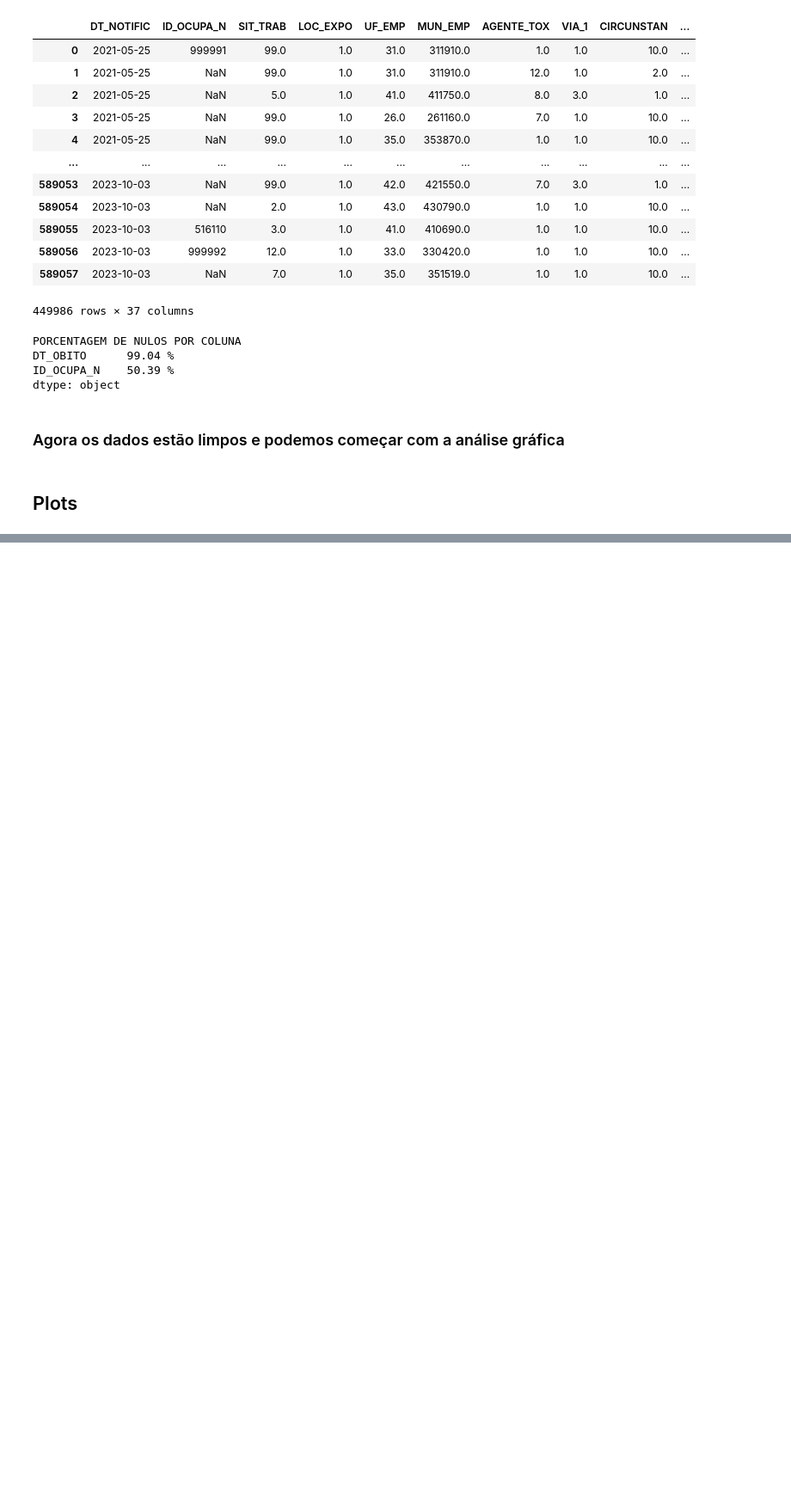
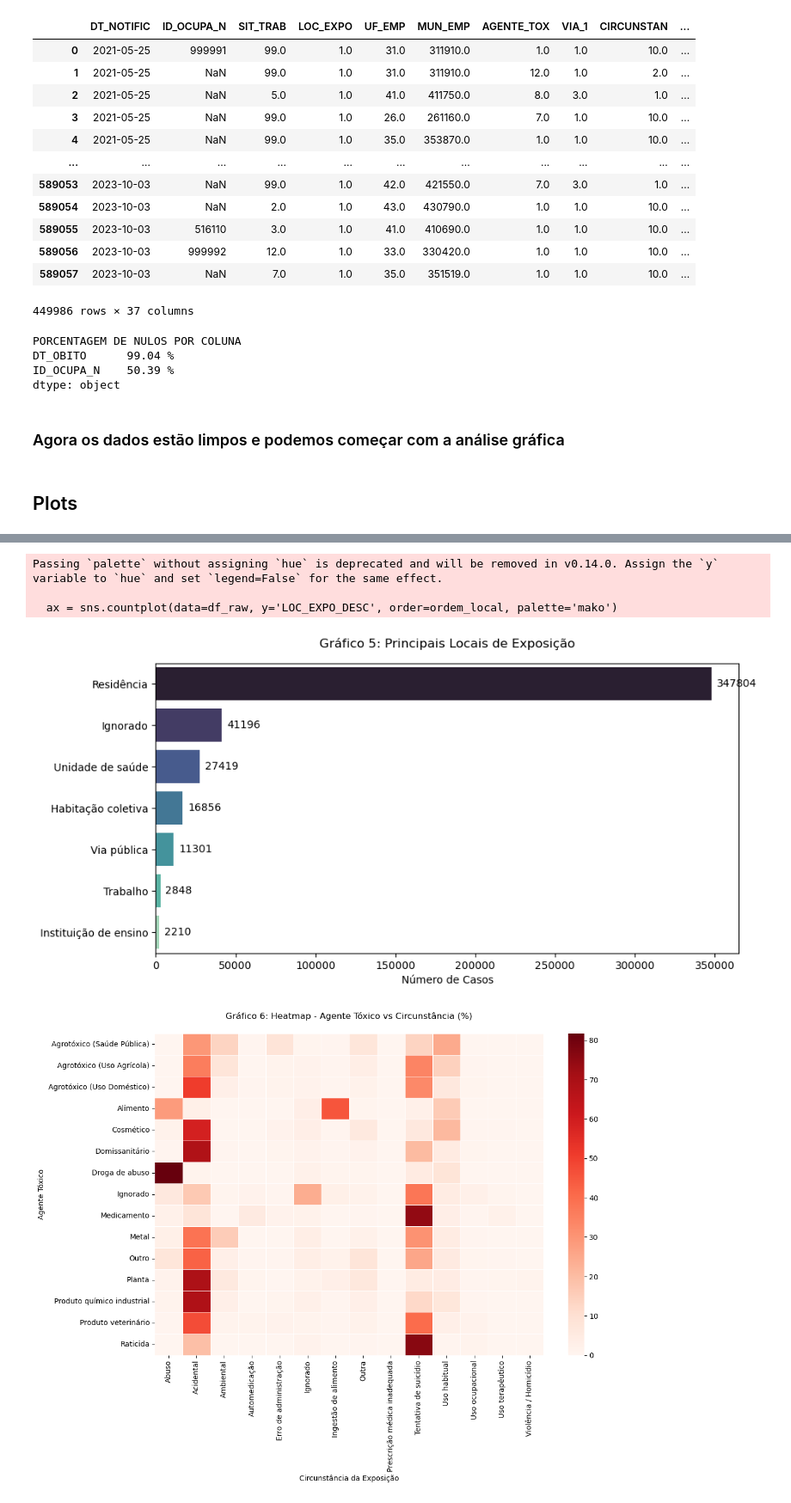
Before and after one commit to DemoreDev/amap, a Jupyter notebook: iexo.ipynb, the cells around one changed output, grey strips where cells are left out. Shown at 86% size. Saved outputs shown, nothing was run; the diff lists cells and outputs as text; code cells hidden in the pictures; blank space fills up the shorter version.

```diff
--- a/iexo.ipynb
+++ b/iexo.ipynb
@@ -448,8 +488,33 @@ plt.show()
 # %%
+# Gráfico 5: Local de Exposição
 plt.figure(figsize=(10, 5))
-sns.countplot(x=df['DT_NOTIFIC'].dt.month, palette='coolwarm')
-plt.title('Distribuição Mensal: Há sazonalidade nos casos?', fontsize=14)
-plt.xlabel('Mês')
+ordem_local = df_raw['LOC_EXPO_DESC'].value_counts().head(7).index
+ax = sns.countplot(data=df_raw, y='LOC_EXPO_DESC', order=ordem_local, palette='mako')
+plt.title('Gráfico 5: Principais Locais de Exposição', pad=15)
+plt.xlabel('Número de Casos')
+plt.ylabel('')
+for i in ax.containers: ax.bar_label(i, padding=5, fmt='%d')
+
+plt.savefig('Grafico5.png', dpi=300, bbox_inches='tight')
+
 plt.show()
+
+# Gráfico 6 foi feito um Heatmap mostrando Agente vs Circunstância
+plt.figure(figsize=(12, 8))
+crosstab_agente_circ = pd.crosstab(df_raw['AGENTE_TOX_DESC'], df_raw['CIRCUNSTAN_DESC'], normalize='index') * 100
+sns.heatmap(crosstab_agente_circ, cmap='Reds', annot=False, linewidths=.5)
+plt.title('Gráfico 6: Heatmap - Agente Tóxico vs Circunstância (%)', pad=20)
+plt.xlabel('Circunstância da Exposição')
+plt.ylabel('Agente Tóxico')
+
+plt.savefig('Grafico6.png', dpi=300, bbox_inches='tight')
+
+plt.show()
+# %% [output]
+Passing `palette` without assigning `hue` is deprecated and will be removed in v0.14.0. Assign the `y` variable to `hue` and set `legend=False` for the same effect.
+
+  ax = sns.countplot(data=df_raw, y='LOC_EXPO_DESC', order=ordem_local, palette='mako')
+[figure, added]
+[figure, added]
 # %%
 plt.figure(figsize=(10, 5))
```
Also changed, not shown: parts of 9 cells of this notebook.
